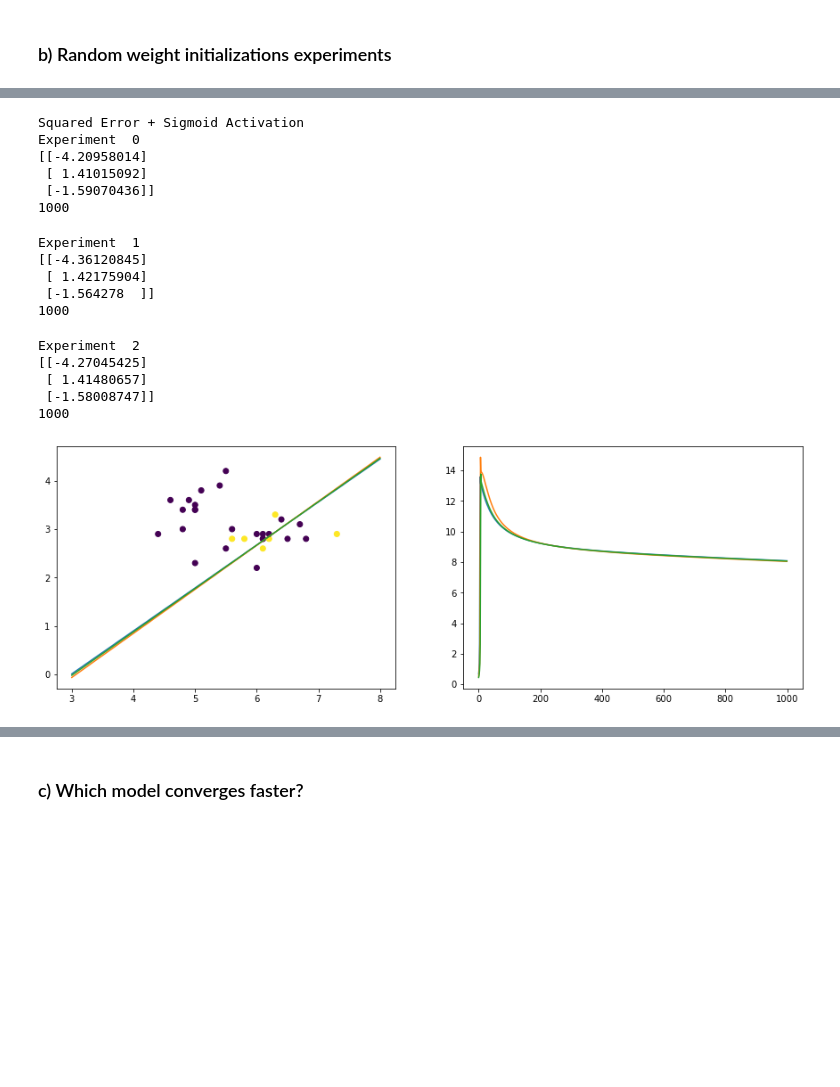
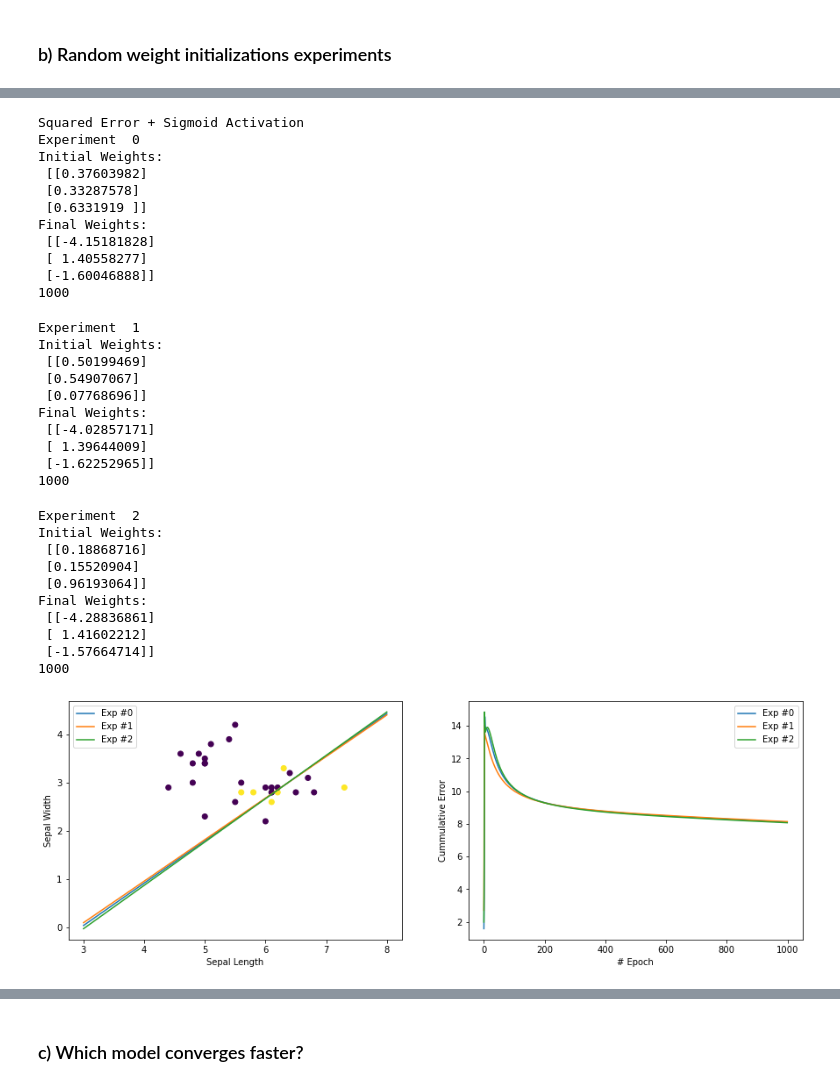
Before and after one commit to HerouFenix/apre, a Jupyter notebook: H3/Code/h3_src.ipynb, the cells around one changed output, grey strips where cells are left out. Drawn from its saved outputs; the diff is of its cells as text; code cells hidden in the pictures; blank space fills up the shorter version.

```diff
--- a/H3/Code/h3_src.ipynb
+++ b/H3/Code/h3_src.ipynb
@@ -274,7 +279,8 @@ for i in range(3):
 
     result = lr_se_linear(X_train, y_train, weights, lr, 1000)
     print("Experiment ", i)
-    print(result[0])
+    print("Initial Weights: \n", weights)
+    print("Final Weights: \n", result[0])
     print(result[1])
 
     print("")
@@ -282,10 +288,18 @@ for i in range(3):
     domain = np.linspace(3,8,100)
     line = -(result[0][0] * 1 + result[0][1] * domain) / result[0][2]
 
-    plt.plot(domain,line)
+    plt.plot(domain,line, label=("Exp #" + str(i)))
+    plt.xlabel("Sepal Length")
+    plt.ylabel("Sepal Width")
+    plt.legend()
 
     plt.subplot(1, 2, 2)
-    plt.plot(result[2])
+
+    plt.plot(result[2], label=("Exp #" + str(i)))
+    plt.xlabel("# Epoch")
+    plt.ylabel("Cummulative Error")
+    plt.legend()
+
     plt.savefig('i.png')
 # %% [output]
 Squared Error + Linear Activation
@@ -313,46 +342,70 @@ plt.subplot(1, 2, 1)
 plt.scatter(X_test[:,0], X_test[:,1], c=y_test)
 
 
 ## ii.
 print("Squared Error + Sigmoid Activation")
 for i in range(3):
     weights = np.random.rand(3,1)
     #print(weights)
 
     result = lr_se_sigmoid(X_train, y_train, weights, lr, 1000)
     print("Experiment ", i)
-    print(result[0])
+    print("Initial Weights: \n", weights)
+    print("Final Weights: \n", result[0])
     print(result[1])
 
     print("")
 
     plt.subplot(1, 2, 1)
     domain = np.linspace(3,8,100)
     line = -(result[0][0] * 1 + result[0][1] * domain) / result[0][2]
 
-    plt.plot(domain,line)
+    plt.plot(domain,line, label=("Exp #" + str(i)))
+    plt.xlabel("Sepal Length")
+    plt.ylabel("Sepal Width")
+    plt.legend()
 
     plt.subplot(1, 2, 2)
-    plt.plot(result[2])
+
+    plt.plot(result[2], label=("Exp #" + str(i)))
+    plt.xlabel("# Epoch")
+    plt.ylabel("Cummulative Error")
+    plt.legend()
+
     plt.savefig('ii.png')
 # %% [output]
 Squared Error + Sigmoid Activation
 Experiment  0
-[[-4.20958014]
- [ 1.41015092]
- [-1.59070436]]
+Initial Weights:
+ [[0.37603982]
+ [0.33287578]
+ [0.6331919 ]]
+Final Weights:
+ [[-4.15181828]
+ [ 1.40558277]
+ [-1.60046888]]
 1000
 Experiment  1
-[[-4.36120845]
- [ 1.42175904]
- [-1.564278  ]]
+Initial Weights:
+ [[0.50199469]
+ [0.54907067]
+ [0.07768696]]
+Final Weights:
+ [[-4.02857171]
+ [ 1.39644009]
+ [-1.62252965]]
 1000
 Experiment  2
-[[-4.27045425]
- [ 1.41480657]
- [-1.58008747]]
+Initial Weights:
+ [[0.18868716]
+ [0.15520904]
+ [0.96193064]]
+Final Weights:
+ [[-4.28836861]
+ [ 1.41602212]
+ [-1.57664714]]
 1000
-[figure, old version]
+[figure, new version]
 # %%
 lr = 0.01
 
```
Also changed, not shown: parts of 12 cells of this notebook, 6 other files.
